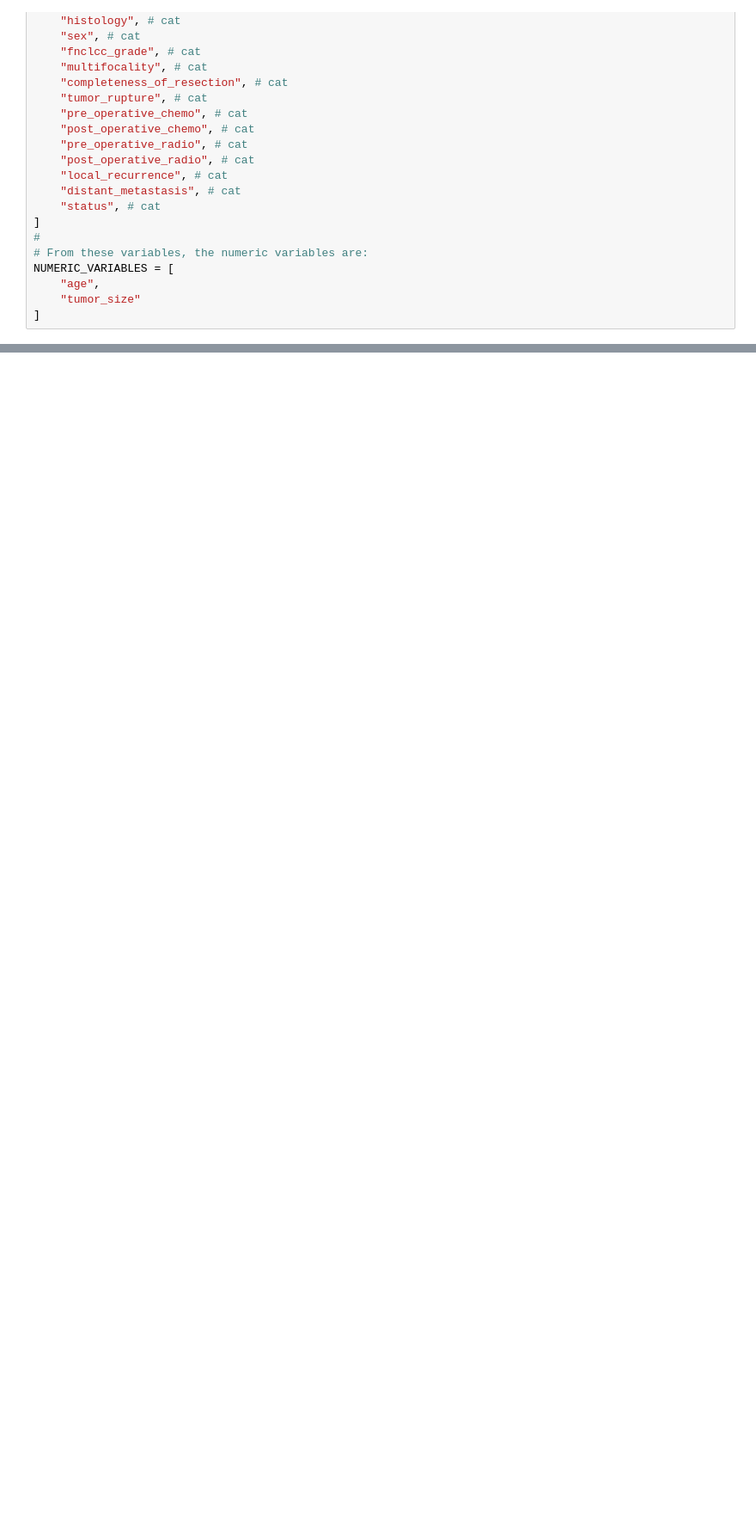
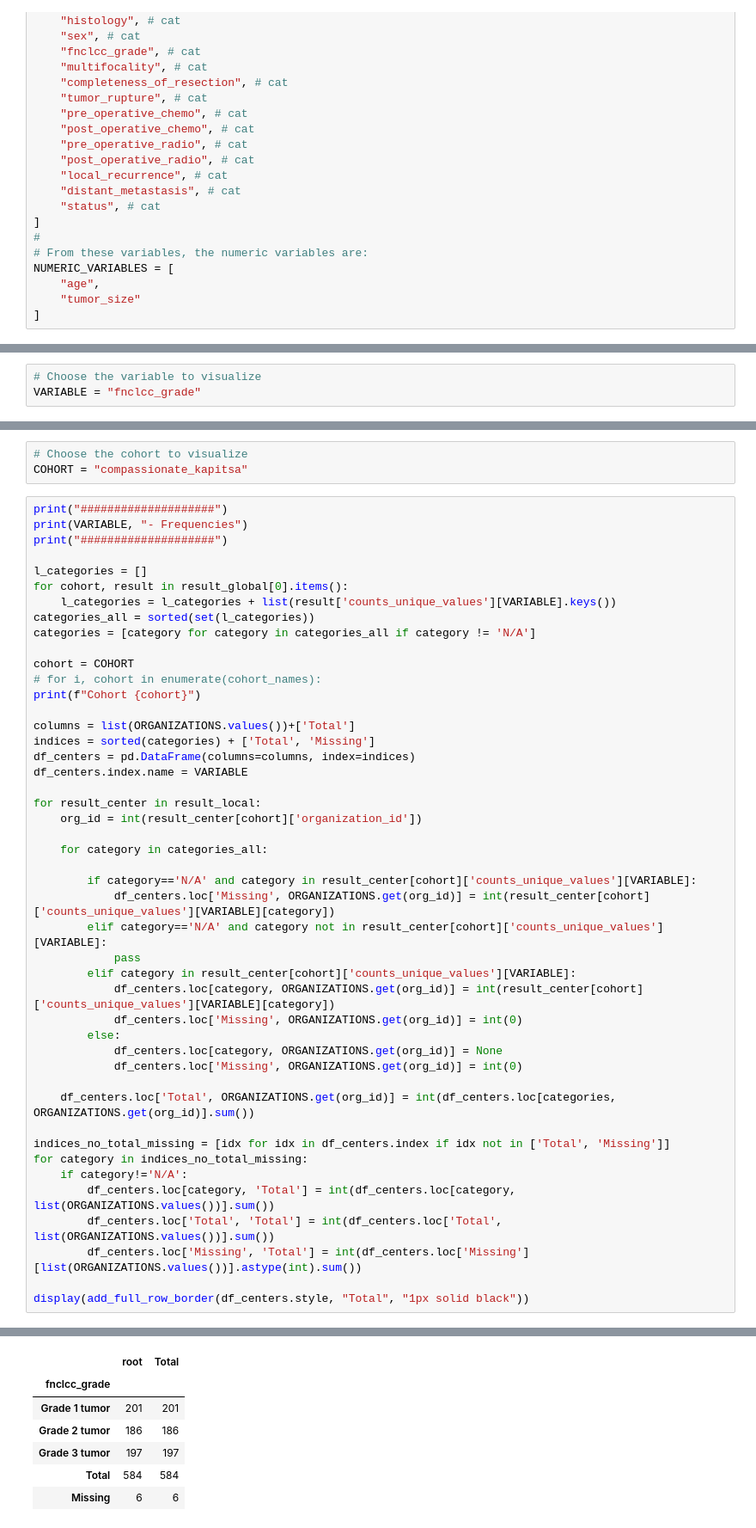
Before and after one commit to IKNL/idea4rc-vantage6-algorithms, a Jupyter notebook: deliverables/3-data-preparation.ipynb, the cells around one changed output, grey strips where cells are left out. Shown: that part at 86% size. Cells and saved outputs as stored; diff of their text form; blank space fills up the shorter version.

```diff
--- a/deliverables/3-data-preparation.ipynb
+++ b/deliverables/3-data-preparation.ipynb
@@ -222,0 +783,3 @@ for result in response.json()["data"]:
+# %%
+# Choose the variable to visualize
+VARIABLE = "fnclcc_grade"
@@ -222,0 +790,50 @@ for result in response.json()["data"]:
+# %%
+# Choose the cohort to visualize
+COHORT = "compassionate_kapitsa"
+# %%
+print("####################")
+print(VARIABLE, "- Frequencies")
+print("####################")
+
+l_categories = []
+for cohort, result in result_global[0].items():
+    l_categories = l_categories + list(result['counts_unique_values'][VARIABLE].keys())
+categories_all = sorted(set(l_categories))
+categories = [category for category in categories_all if category != 'N/A']
+
+cohort = COHORT
+# for i, cohort in enumerate(cohort_names):
+print(f"Cohort {cohort}")
+
+columns = list(ORGANIZATIONS.values())+['Total']
+indices = sorted(categories) + ['Total', 'Missing']
+df_centers = pd.DataFrame(columns=columns, index=indices)
+df_centers.index.name = VARIABLE
+
+for result_center in result_local:
+    org_id = int(result_center[cohort]['organization_id'])
+
+    for category in categories_all:
+
+        if category=='N/A' and category in result_center[cohort]['counts_unique_values'][VARIABLE]:
+            df_centers.loc['Missing', ORGANIZATIONS.get(org_id)] = int(result_center[cohort]['counts_unique_values'][VARIABLE][category])
+        elif category=='N/A' and category not in result_center[cohort]['counts_unique_values'][VARIABLE]:
+            pass
+        elif category in result_center[cohort]['counts_unique_values'][VARIABLE]:
+            df_centers.loc[category, ORGANIZATIONS.get(org_id)] = int(result_center[cohort]['counts_unique_values'][VARIABLE][category])
+            df_centers.loc['Missing', ORGANIZATIONS.get(org_id)] = int(0)
+        else:
+            df_centers.loc[category, ORGANIZATIONS.get(org_id)] = None
+            df_centers.loc['Missing', ORGANIZATIONS.get(org_id)] = int(0)
+
+    df_centers.loc['Total', ORGANIZATIONS.get(org_id)] = int(df_centers.loc[categories, ORGANIZATIONS.get(org_id)].sum())
+
+indices_no_total_missing = [idx for idx in df_centers.index if idx not in ['Total', 'Missing']]
+for category in indices_no_total_missing:
+    if category!='N/A':
+        df_centers.loc[category, 'Total'] = int(df_centers.loc[category, list(ORGANIZATIONS.values())].sum())
+        df_centers.loc['Total', 'Total'] = int(df_centers.loc['Total', list(ORGANIZATIONS.values())].sum())
+        df_centers.loc['Missing', 'Total'] = int(df_centers.loc['Missing'][list(ORGANIZATIONS.values())].astype(int).sum())
+
+display(add_full_row_border(df_centers.style, "Total", "1px solid black"))
+# %% [output]
@@ -222,0 +844,7 @@ for result in response.json()["data"]:
+|  | root | Total |
+| fnclcc_grade |  |  |
+| Grade 1 tumor | 201 | 201 |
+| Grade 2 tumor | 186 | 186 |
+| Grade 3 tumor | 197 | 197 |
+| Total | 584 | 584 |
+| Missing | 6 | 6 |
```
Also changed, not shown: parts of 36 cells of this notebook.
